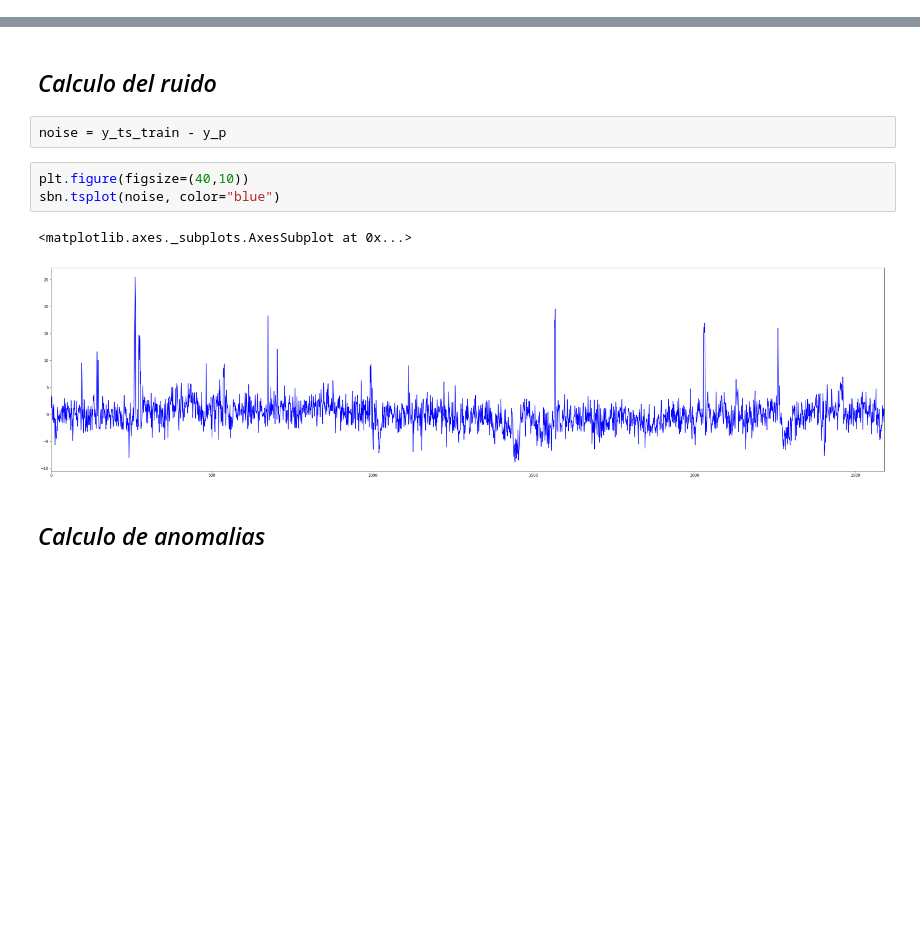
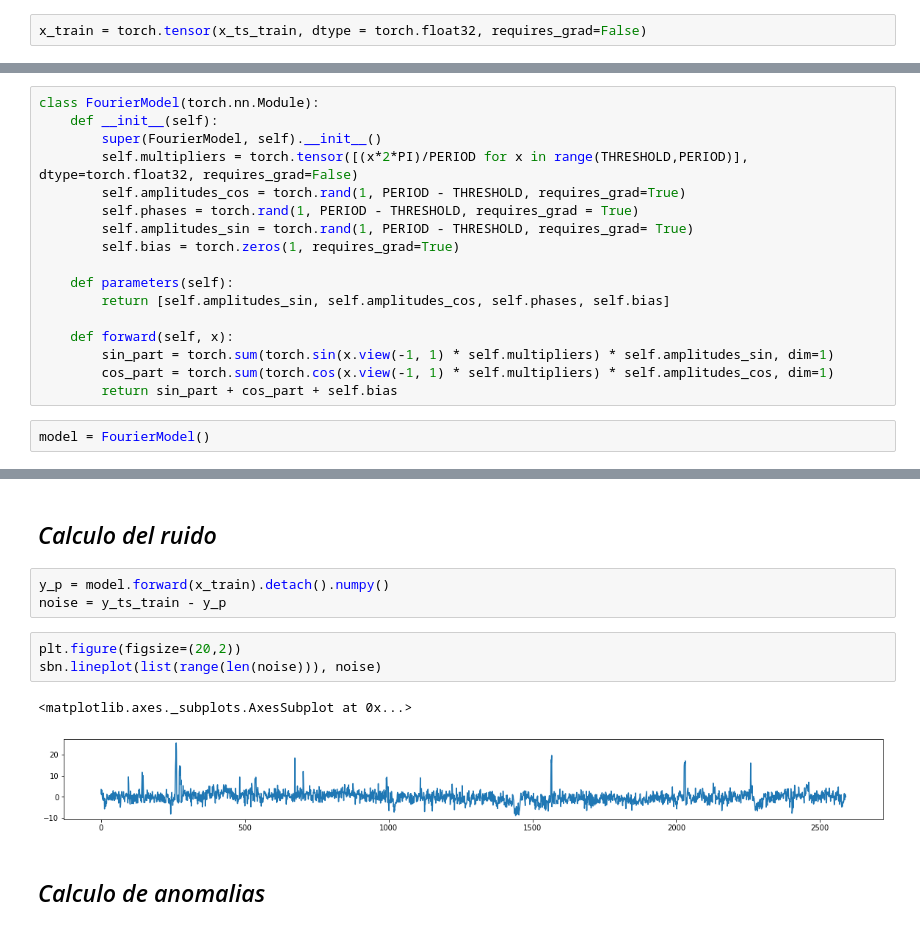
Before and after one commit to calasius/timeseries, a Jupyter notebook: fourier-time-series-analysis.ipynb, the cells around one changed output, grey strips where cells are left out. Saved outputs shown, nothing was run; the diff lists cells and outputs as text; blank space fills up the shorter version.

```diff
--- a/fourier-time-series-analysis.ipynb
+++ b/fourier-time-series-analysis.ipynb
@@ -128,0 +57,2 @@ epoch 399, mse = 7.4111166
+# %%
+x_train = torch.tensor(x_ts_train, dtype = torch.float32, requires_grad=False)
@@ -128,0 +61,19 @@ epoch 399, mse = 7.4111166
+# %%
+class FourierModel(torch.nn.Module):
+    def __init__(self):
+        super(FourierModel, self).__init__()
+        self.multipliers = torch.tensor([(x*2*PI)/PERIOD for x in range(THRESHOLD,PERIOD)], dtype=torch.float32, requires_grad=False)
+        self.amplitudes_cos = torch.rand(1, PERIOD - THRESHOLD, requires_grad=True)
+        self.phases = torch.rand(1, PERIOD - THRESHOLD, requires_grad = True)
+        self.amplitudes_sin = torch.rand(1, PERIOD - THRESHOLD, requires_grad= True)
+        self.bias = torch.zeros(1, requires_grad=True)
+
+    def parameters(self):
+        return [self.amplitudes_sin, self.amplitudes_cos, self.phases, self.bias]
+
+    def forward(self, x):
+        sin_part = torch.sum(torch.sin(x.view(-1, 1) * self.multipliers) * self.amplitudes_sin, dim=1)
+        cos_part = torch.sum(torch.cos(x.view(-1, 1) * self.multipliers) * self.amplitudes_cos, dim=1)
+        return sin_part + cos_part + self.bias
+# %%
+model = FourierModel()
@@ -129,13 +111,14 @@ epoch 399, mse = 7.4111166
 # %% [markdown]
 ## *Calculo del ruido*
-# %%
-noise = y_ts_train - y_p
+# %%
+y_p = model.forward(x_train).detach().numpy()
+noise = y_ts_train - y_p
 # %%
-plt.figure(figsize=(40,10))
-sbn.tsplot(noise, color="blue")
+plt.figure(figsize=(20,2))
+sbn.lineplot(list(range(len(noise))), noise)
 # %% [output]
 <matplotlib.axes._subplots.AxesSubplot at 0x...>
-[figure, old version]
+[figure, new version]
 # %% [markdown]
 ## *Calculo de anomalias*
 # %%
```
Also changed, not shown: parts of 15 cells of this notebook.
